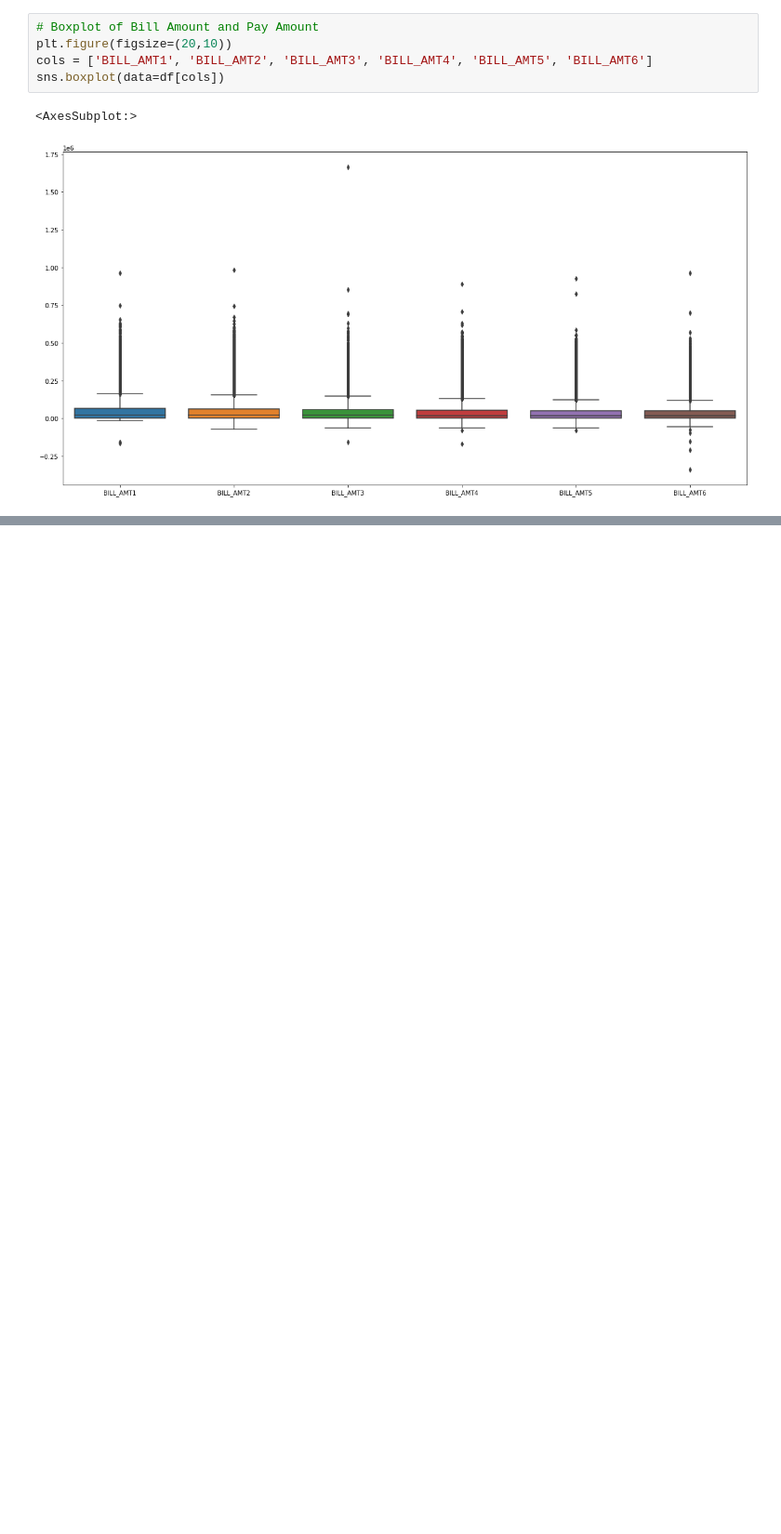
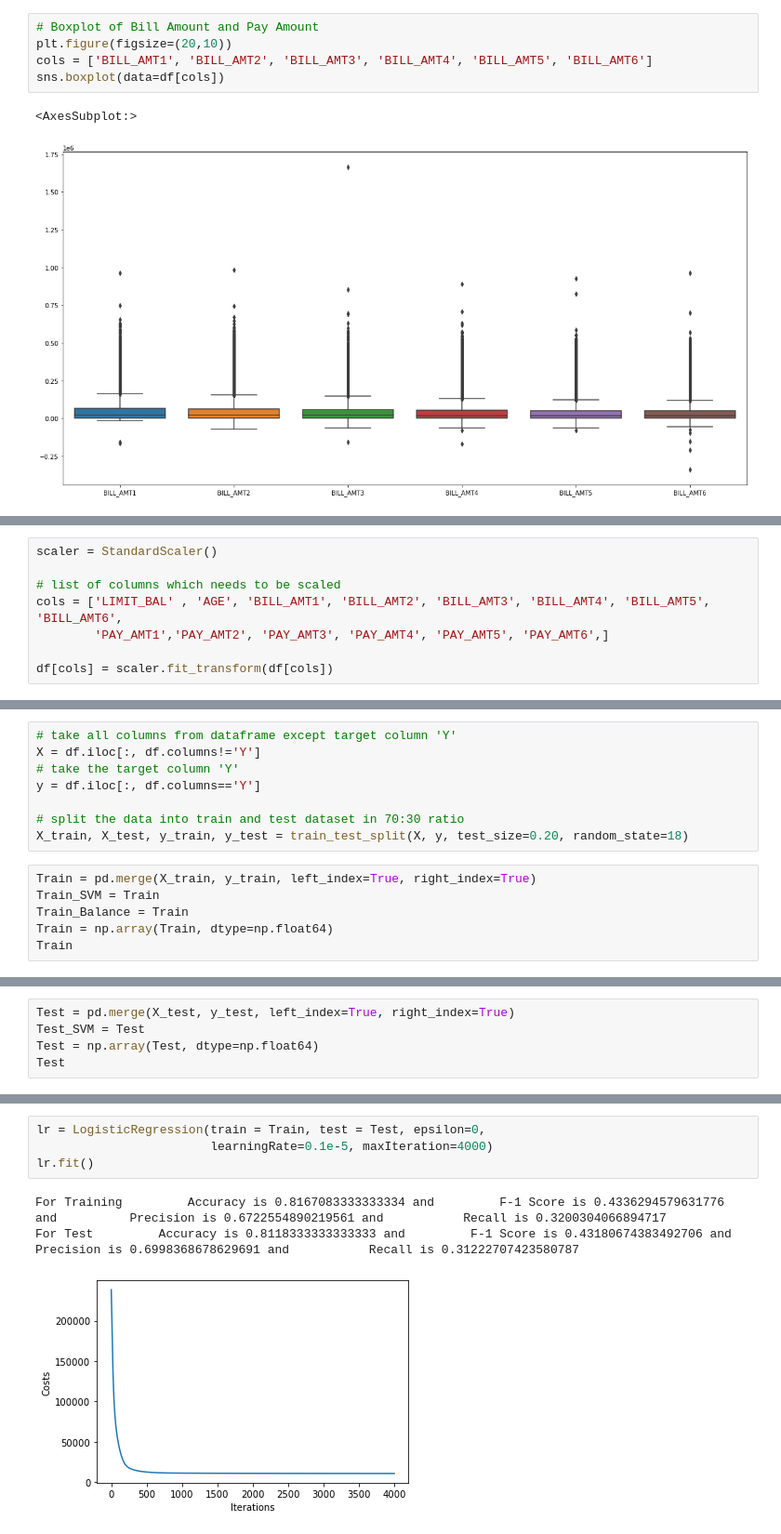
Before and after one commit to krish011/IE7300_ML_Project, a Jupyter notebook: Project_code_n.ipynb, the cells around one changed output, grey strips where cells are left out. Shown: that part at 93% size. Saved outputs shown, nothing was run; the diff lists cells and outputs as text; blank space fills up the shorter version.

```diff
--- a/Project_code_n.ipynb
+++ b/Project_code_n.ipynb
@@ -433,0 +682,8 @@ sns.boxplot(data=df[cols])
+# %%
+scaler = StandardScaler()
+
+# list of columns which needs to be scaled
+cols = ['LIMIT_BAL' , 'AGE', 'BILL_AMT1', 'BILL_AMT2', 'BILL_AMT3', 'BILL_AMT4', 'BILL_AMT5', 'BILL_AMT6',
+        'PAY_AMT1','PAY_AMT2', 'PAY_AMT3', 'PAY_AMT4', 'PAY_AMT5', 'PAY_AMT6',]
+
+df[cols] = scaler.fit_transform(df[cols])
@@ -433,0 +708,14 @@ sns.boxplot(data=df[cols])
+# %%
+# take all columns from dataframe except target column 'Y'
+X = df.iloc[:, df.columns!='Y']
+# take the target column 'Y'
+y = df.iloc[:, df.columns=='Y']
+
+# split the data into train and test dataset in 70:30 ratio
+X_train, X_test, y_train, y_test = train_test_split(X, y, test_size=0.20, random_state=18)
+# %%
+Train = pd.merge(X_train, y_train, left_index=True, right_index=True)
+Train_SVM = Train
+Train_Balance = Train
+Train = np.array(Train, dtype=np.float64)
+Train
@@ -433,0 +736,5 @@ sns.boxplot(data=df[cols])
+# %%
+Test = pd.merge(X_test, y_test, left_index=True, right_index=True)
+Test_SVM = Test
+Test = np.array(Test, dtype=np.float64)
+Test
@@ -433,0 +879,8 @@ sns.boxplot(data=df[cols])
+# %%
+lr = LogisticRegression(train = Train, test = Test, epsilon=0,
+                        learningRate=0.1e-5, maxIteration=4000)
+lr.fit()
+# %% [output]
+For Training         Accuracy is 0.8167083333333334 and         F-1 Score is 0.4336294579631776 and          Precision is 0.6722554890219561 and           Recall is 0.3200304066894717
+For Test         Accuracy is 0.8118333333333333 and         F-1 Score is 0.43180674383492706 and          Precision is 0.6998368678629691 and           Recall is 0.31222707423580787
+[figure, added]
```
Also changed, not shown: parts of 51 cells of this notebook.
